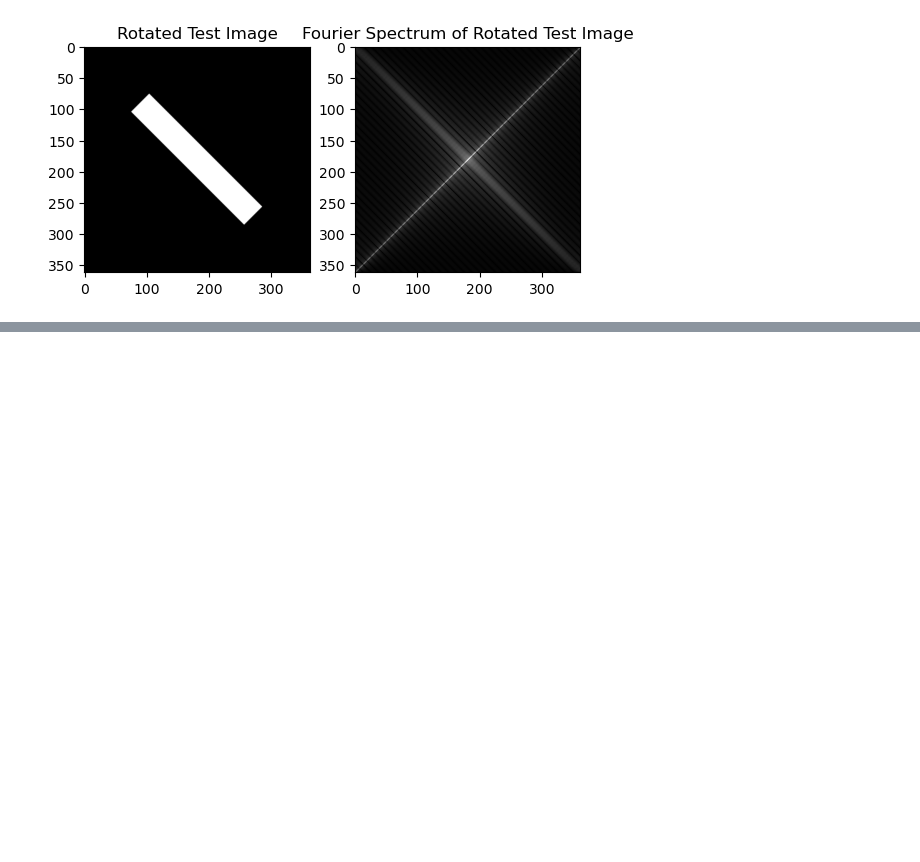
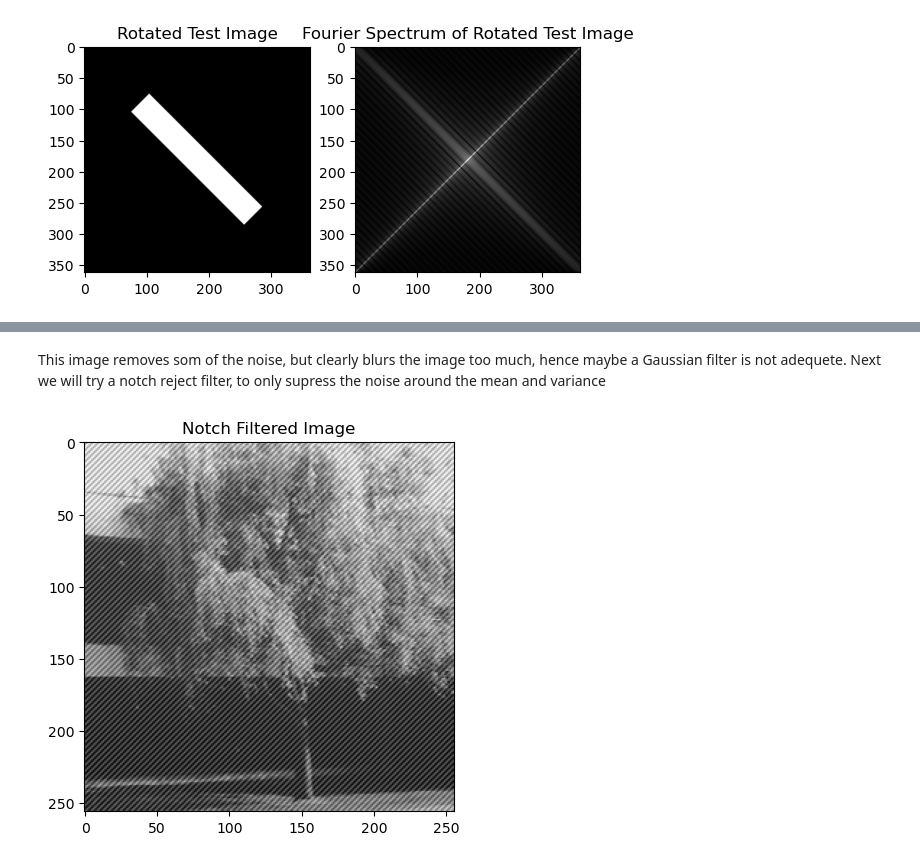
Before and after one commit to adeleyounis/SYDE575, a Jupyter notebook: Lab 3/lab3.ipynb, the cells around one changed output, grey strips where cells are left out. Cells and saved outputs as stored; diff of their text form; code cells hidden in the pictures; blank space fills up the shorter version.

```diff
--- a/Lab 3/lab3.ipynb
+++ b/Lab 3/lab3.ipynb
@@ -118,0 +143,31 @@ The phase spectrum gives information on the edges in the lena image. The phase c
+# %% [markdown]
+This image removes som of the noise, but clearly blurs the image too much, hence maybe a Gaussian filter is not adequete. Next we will try a notch reject filter, to only supress the noise around the mean and variance
+# %%
+# step 2: design a notch reject filter to remove the noise frequency only
+def notch_reject_filter(shape, u0, v0, D0=10):
+    M, N = shape
+    U, V = np.meshgrid(np.arange(-N//2, N//2), np.arange(-M//2, M//2))
+    D1 = np.sqrt((U - u0)**2 + (V - v0)**2)
+    D2 = np.sqrt((U + u0)**2 + (V + v0)**2)
+    H = 1 / (1 + (D0**2 / (D1 * D2 + 1e-5)))
+    return H
+
+
+center = np.array(mag_F_noisy.shape) // 2
+magnitude_centered = mag_F_noisy.copy()
+magnitude_centered[center[0]-10:center[0]+10, center[1]-10:center[1]+10] = 0  # ignore center peak
+
+# find noise frequency peak
+v0, u0 = np.unravel_index(np.argmax(magnitude_centered), magnitude_centered.shape)
+u0_offset = u0 - center[1]
+v0_offset = v0 - center[0]
+
+H = notch_reject_filter(frequnoisy.shape, u0_offset, v0_offset, D0=1)
+
+F_filtered = F_noisy * H
+f_filtered = np.fft.ifft2(np.fft.ifftshift(F_filtered)).real
+plt.imshow(f_filtered, cmap='gray')
+plt.title('Notch Filtered Image')
+plt.show()
+# %% [output]
+[figure, added]
```
Also changed, not shown: parts of 9 cells of this notebook.
